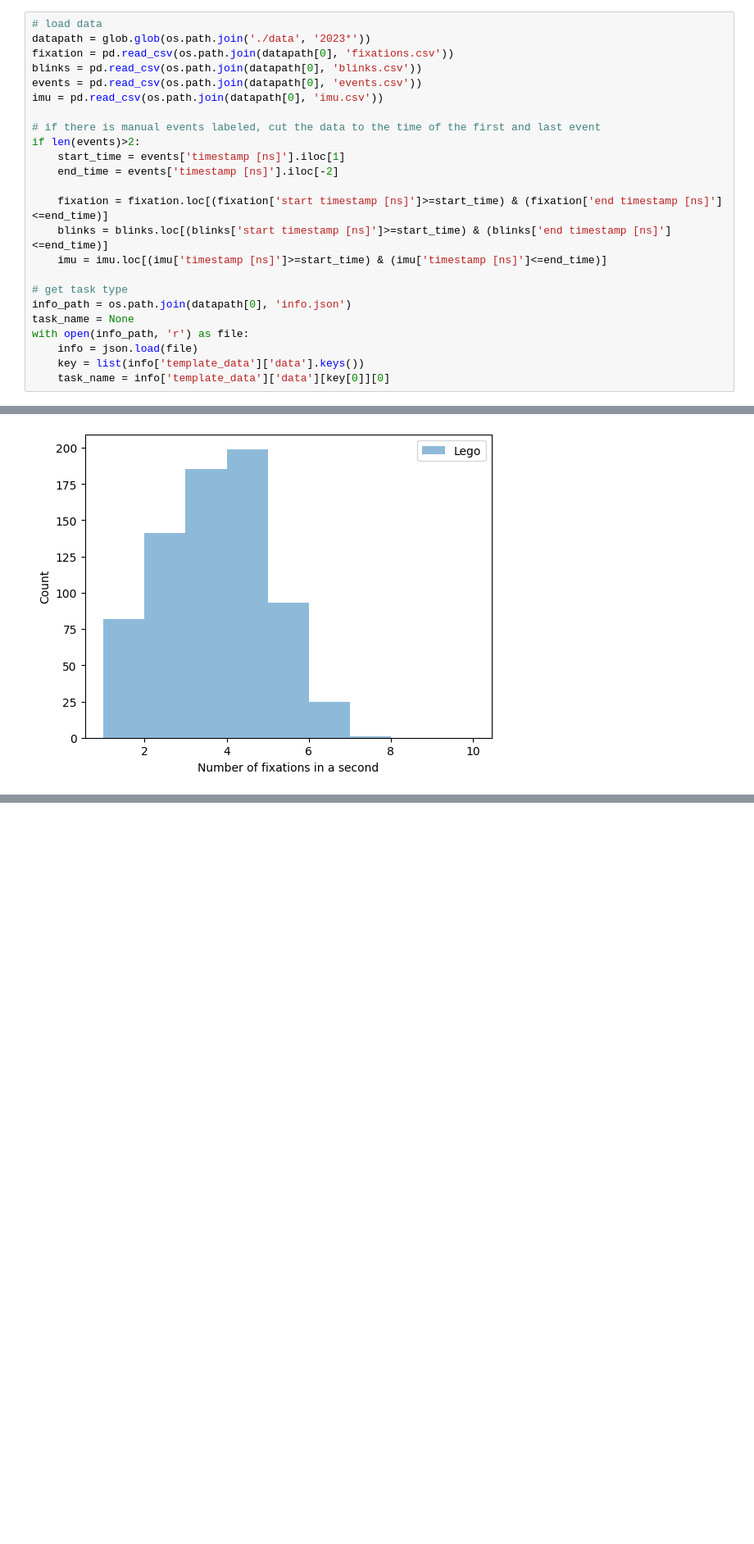
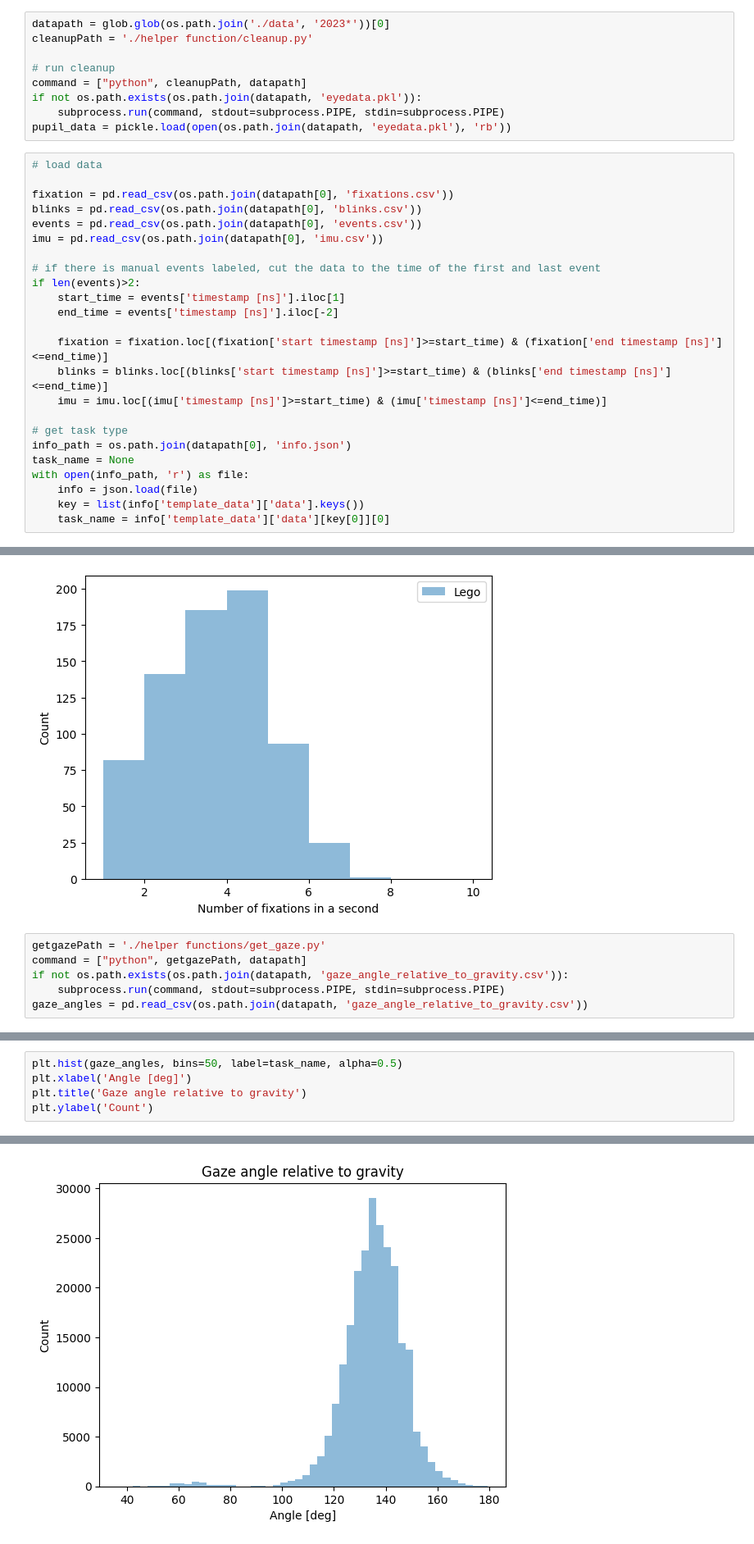
Before and after one commit to jiwonyeon/pupillabs_statistical_analysis, a Jupyter notebook: simple_testing.ipynb, the cells around one changed output, grey strips where cells are left out. Shown at 82% size. Cells and saved outputs as stored; diff of their text form; blank space fills up the shorter version.

```diff
--- a/simple_testing.ipynb
+++ b/simple_testing.ipynb
@@ -7,6 +8,15 @@ import os, glob, json
+# %%
+datapath = glob.glob(os.path.join('./data', '2023*'))[0]
+cleanupPath = './helper function/cleanup.py'
+
+# run cleanup
+command = ["python", cleanupPath, datapath]
+if not os.path.exists(os.path.join(datapath, 'eyedata.pkl')):
+    subprocess.run(command, stdout=subprocess.PIPE, stdin=subprocess.PIPE)
+pupil_data = pickle.load(open(os.path.join(datapath, 'eyedata.pkl'), 'rb'))
 # %%
 # load data
-datapath = glob.glob(os.path.join('./data', '2023*'))
+
 fixation = pd.read_csv(os.path.join(datapath[0], 'fixations.csv'))
 blinks = pd.read_csv(os.path.join(datapath[0], 'blinks.csv'))
 events = pd.read_csv(os.path.join(datapath[0], 'events.csv'))
@@ -82,3 +92,9 @@ plt.legend()
 plt.show()
 # %% [output]
 [figure]
+# %%
+getgazePath = './helper functions/get_gaze.py'
+command = ["python", getgazePath, datapath]
+if not os.path.exists(os.path.join(datapath, 'gaze_angle_relative_to_gravity.csv')):
+    subprocess.run(command, stdout=subprocess.PIPE, stdin=subprocess.PIPE)
+gaze_angles = pd.read_csv(os.path.join(datapath, 'gaze_angle_relative_to_gravity.csv'))
@@ -84,0 +116,6 @@ plt.show()
+# %%
+plt.hist(gaze_angles, bins=50, label=task_name, alpha=0.5)
+plt.xlabel('Angle [deg]')
+plt.title('Gaze angle relative to gravity')
+plt.ylabel('Count')
+# %% [output]
@@ -84,0 +123 @@ plt.show()
+[figure, added]
```
Also changed, not shown: parts of 3 cells of this notebook, 2 other files.
